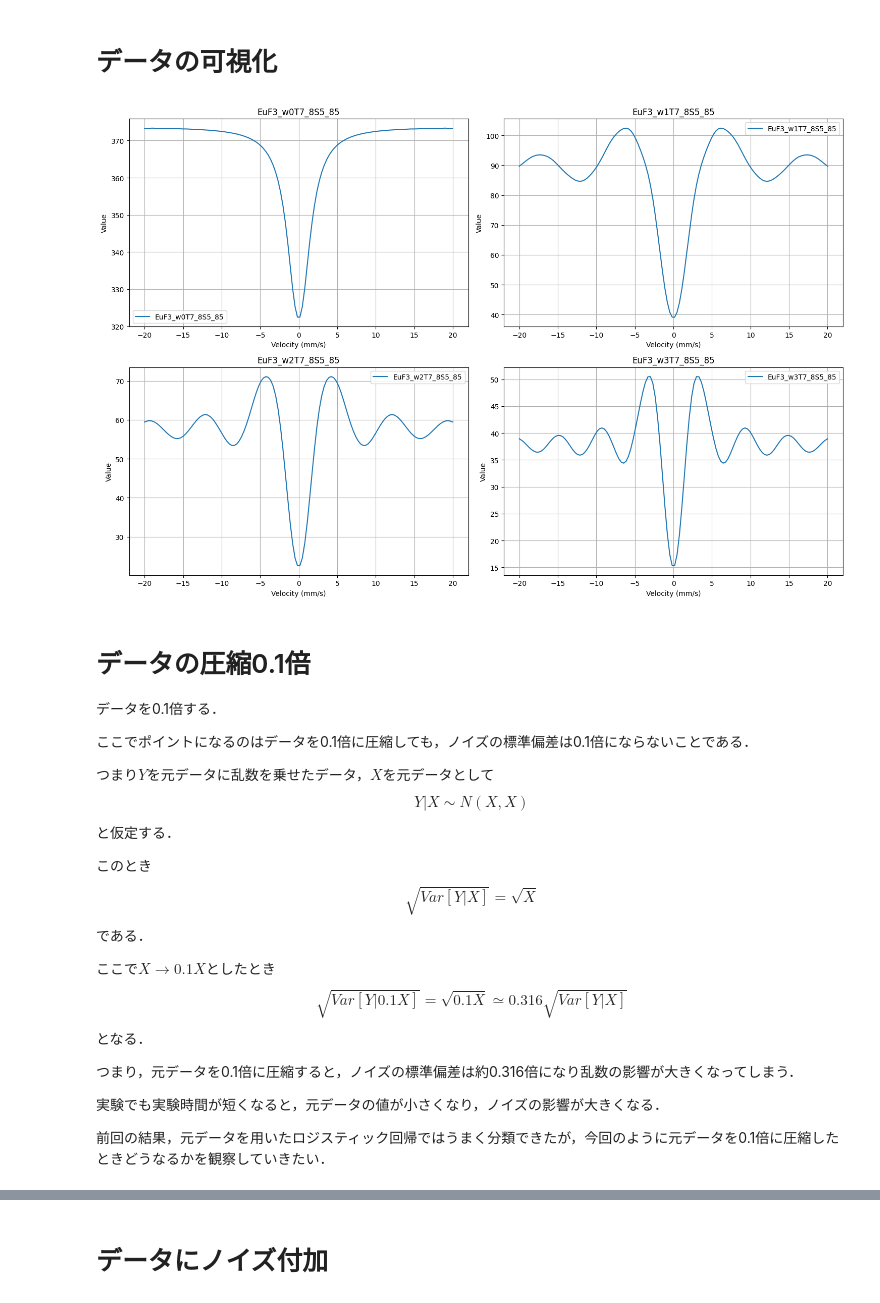
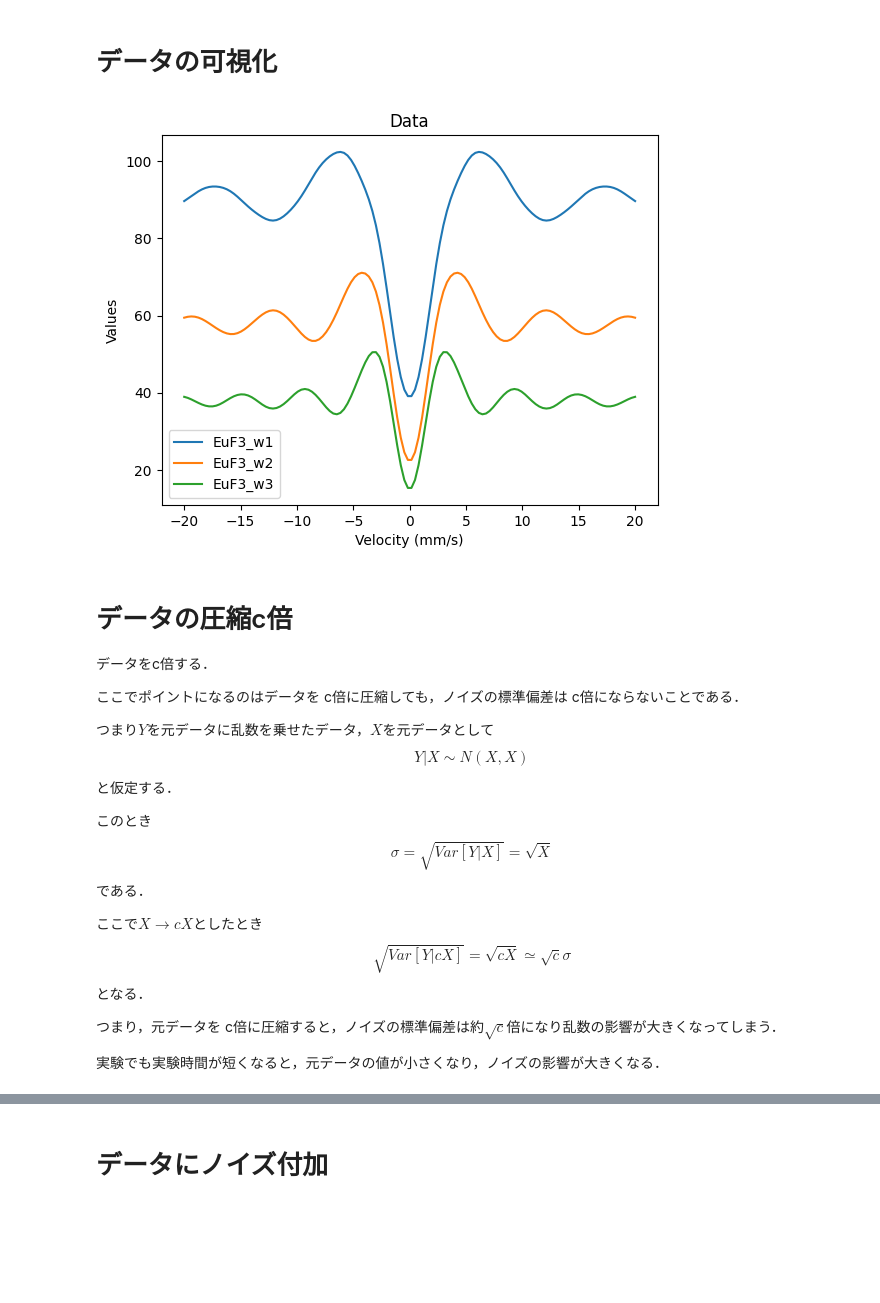
Before and after one commit to LABO-M/BANZAI, a Jupyter notebook: masuda/studys10.ipynb, the cells around one changed output, grey strips where cells are left out. Drawn from its saved outputs; the diff is of its cells as text; code cells hidden in the pictures; blank space fills up the shorter version.

```diff
--- a/masuda/studys10.ipynb
+++ b/masuda/studys10.ipynb
@@ -21,45 +21,41 @@ data.head()
 | 4 | -18.740157 | 373.326817 | 92.212957 | 59.470467 | 37.346615 |
 # %% [markdown]
 # データの可視化
-# %%
-import pandas as pd
-import matplotlib.pyplot as plt
-
-# x軸のデータ
-x = data['Velocity (mm/s)']
-
-# カラムのリストを取得
-columns_to_plot = data.columns[1:].tolist()
-
-# 2x2の配置でグラフを表示
-fig, axes = plt.subplots(2, 2, figsize=(15, 10))
-
-for ax, column in zip(axes.ravel(), columns_to_plot):
-    ax.plot(x, data[column], label=column)
-    ax.set_title(column)
-    ax.set_xlabel('Velocity (mm/s)')
-    ax.set_ylabel('Value')
-    ax.legend()
-    ax.grid(True)
-
-plt.tight_layout()
-plt.show()
-# %% [output]
-[figure, removed]
+# %%
+import pandas as pd
+import matplotlib.pyplot as plt
+
+# 横軸に1列目のデータを使用
+x = data.iloc[:, 0]
+
+# 3列目から5列目のデータをそれぞれプロット
+for i in range(2, 5):
+    plt.plot(x, data.iloc[:, i], label=f'EuF3_w{i-1}')
+
+# 凡例を追加
+plt.legend()
+
+# グラフのタイトルと軸ラベルを設定
+plt.title('Data')
+plt.xlabel('Velocity (mm/s)')
+plt.ylabel('Values')
+
+# グラフを表示
+plt.show()
+# %% [output]
+[figure, added]
 # %% [markdown]
-# データの圧縮0.1倍
-データを0.1倍する．
+# データの圧縮c倍
+データをc倍する．
 
-ここでポイントになるのはデータを0.1倍に圧縮しても，ノイズの標準偏差は0.1倍にならないことである．
+ここでポイントになるのはデータを c倍に圧縮しても，ノイズの標準偏差は c倍にならないことである．
 
 つまり$Y$を元データに乱数を乗せたデータ，$X$を元データとして$$ Y|X \sim N(X, X) $$と仮定する．
 
-このとき$$\sqrt{Var[Y|X]} = \sqrt{X}$$である．
+このとき$$\sigma = \sqrt{Var[Y|X]} = \sqrt{X}$$である．
 
-ここで$X\to0.1X $としたとき$$\sqrt{Var[Y|0.1X]} = \sqrt{0.1X} \simeq 0.316 \sqrt{Var[Y|X]}$$となる．
+ここで$X\to cX $としたとき$$\sqrt{Var[Y| cX]} = \sqrt{ cX} \simeq \sqrt c \sigma$$となる．
 
-つまり，元データを0.1倍に圧縮すると，ノイズの標準偏差は約0.316倍になり乱数の影響が大きくなってしまう．
+つまり，元データを c倍に圧縮すると，ノイズの標準偏差は約$\sqrt c$倍になり乱数の影響が大きくなってしまう．
 
 実験でも実験時間が短くなると，元データの値が小さくなり，ノイズの影響が大きくなる．
-
-前回の結果，元データを用いたロジスティック回帰ではうまく分類できたが，今回のように元データを0.1倍に圧縮したときどうなるかを観察していきたい．
```
Also changed, not shown: parts of 58 cells of this notebook.
